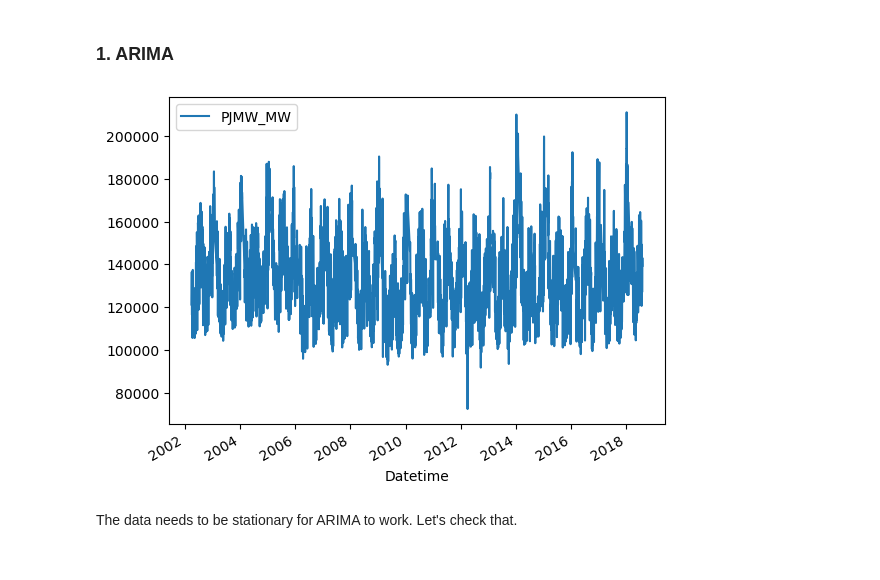
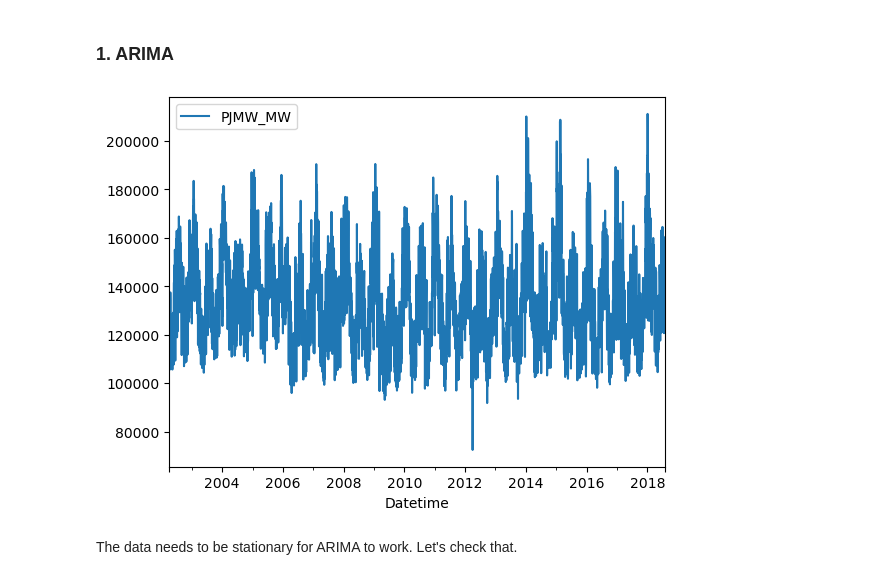
Before and after one commit to andygarcia830/lt5_ml3_hw3, a Jupyter notebook: ML3 - HW3 - LT5.ipynb, the cells around one changed output. Cells and saved outputs as stored; diff of their text form; code cells hidden in the pictures.

```diff
--- a/ML3 - HW3 - LT5.ipynb
+++ b/ML3 - HW3 - LT5.ipynb
@@ -58,25 +58,27 @@ df_daily = df.resample('D').sum('PJMW_MW')
 # standardize to 30 days
 # Comment the succeeding parts out if not needed and simply use df_daily[:-1]
 
-day_31_list = []
-for item in df_daily.index:
-    if (item.day == 31):
-        day_31_list.append(item)
-df_daily_30 = df_daily.loc[~df_daily.index.isin(day_31_list)]
+# day_31_list = []
+# for item in df_daily.index:
+#     if (item.day == 31):
+#         day_31_list.append(item)
+# df_daily_30 = df_daily.loc[~df_daily.index.isin(day_31_list)]
+
+# # print(df_daily_30)
+
+
+# # Remove February because it only has 28/29 days?
+# feb_list = []
+# for item in df_daily_30.index:
+#     if (item.month == 2):
+#         feb_list.append(item)
+
+# df_daily_30 = df_daily_30.loc[~df_daily_30.index.isin(feb_list)]
+# # # Remove Aug 3 2018 because it does not have a complete day's worth of data?
+# print(df_daily_30)
+
+# df_daily_30 = df_daily_30[:-1]
 
 # print(df_daily_30)
 
-
-# Remove February because it only has 28/29 days?
-feb_list = []
-for item in df_daily_30.index:
-    if (item.month == 2):
-        feb_list.append(item)
-
-df_daily_30 = df_daily_30.loc[~df_daily_30.index.isin(feb_list)]
-# # Remove Aug 3 2018 because it does not have a complete day's worth of data?
-print(df_daily_30)
-
-df_daily_30 = df_daily_30[:-1]
-
-print(df_daily_30)
+df_daily = df_daily[:-1]
@@ -111,10 +95,10 @@ import matplotlib.pyplot as plt
 # %%
 from matplotlib import pyplot
 %matplotlib inline
-df_daily_30.plot()
+df_daily.plot()
 pyplot.show()
 # %% [output]
-[figure, old version]
+[figure, new version]
 # %% [markdown]
 The data needs to be stationary for ARIMA to work. Let's check that.
 # %%
```
Also changed, not shown: parts of 5 cells of this notebook.
